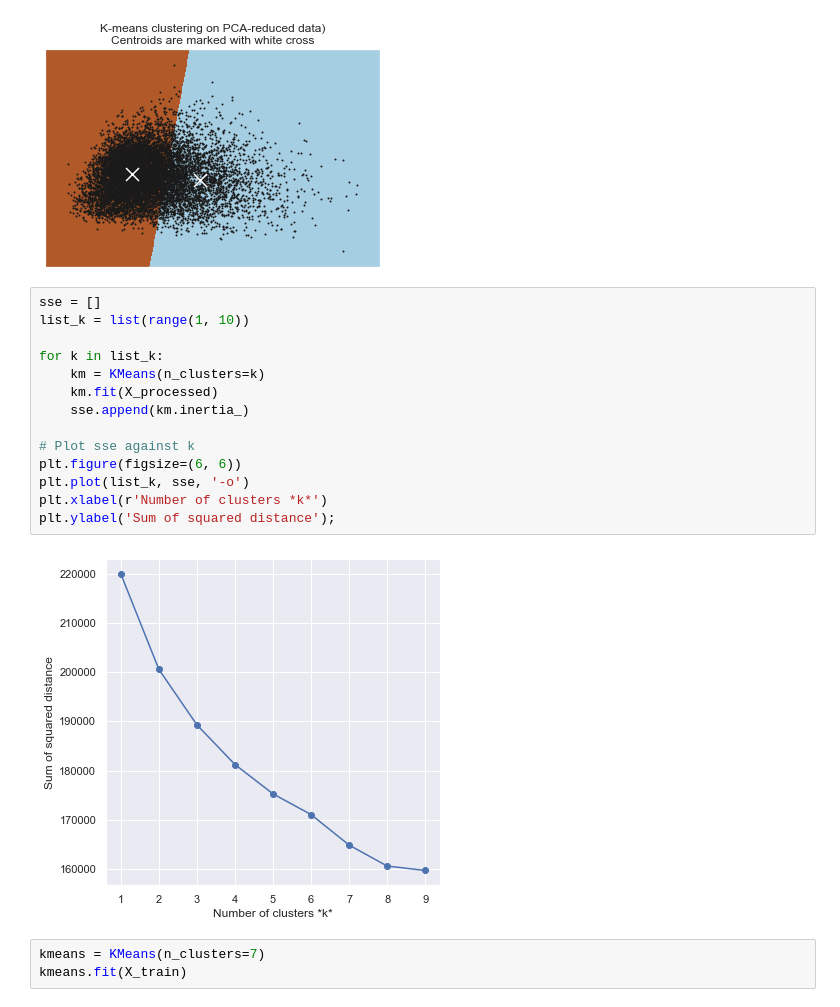
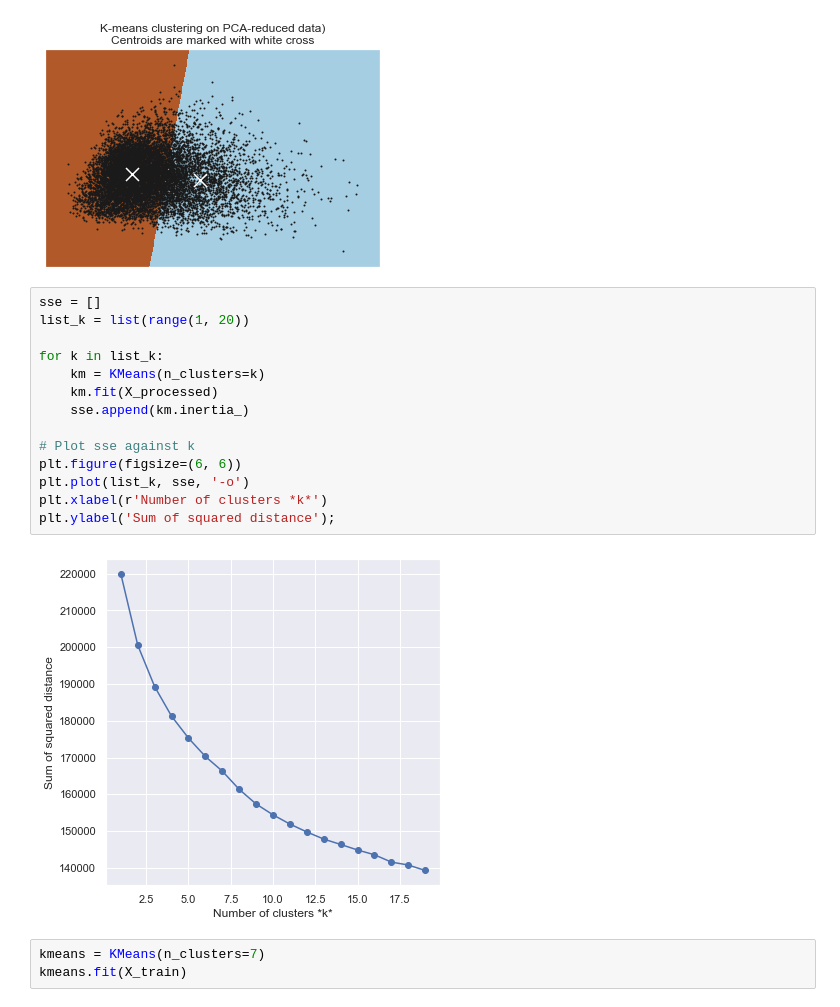
Before and after one commit to catrionamackay/Machine-Learning-Project, a Jupyter notebook: Unsupervised.ipynb, the cells around one changed output. Saved outputs shown, nothing was run; the diff lists cells and outputs as text.

```diff
--- a/Unsupervised.ipynb
+++ b/Unsupervised.ipynb
@@ -163,20 +169,20 @@ plt.show()
 [figure]
 # %%
 sse = []
-list_k = list(range(1, 10))
+list_k = list(range(1, 20))
 
 for k in list_k:
     km = KMeans(n_clusters=k)
     km.fit(X_processed)
     sse.append(km.inertia_)
 
 # Plot sse against k
 plt.figure(figsize=(6, 6))
 plt.plot(list_k, sse, '-o')
 plt.xlabel(r'Number of clusters *k*')
 plt.ylabel('Sum of squared distance');
 # %% [output]
-[figure, old version]
+[figure, new version]
 # %%
 kmeans = KMeans(n_clusters=7)
 kmeans.fit(X_train)
```
Also changed, not shown: parts of 27 cells of this notebook, 7 other files.
